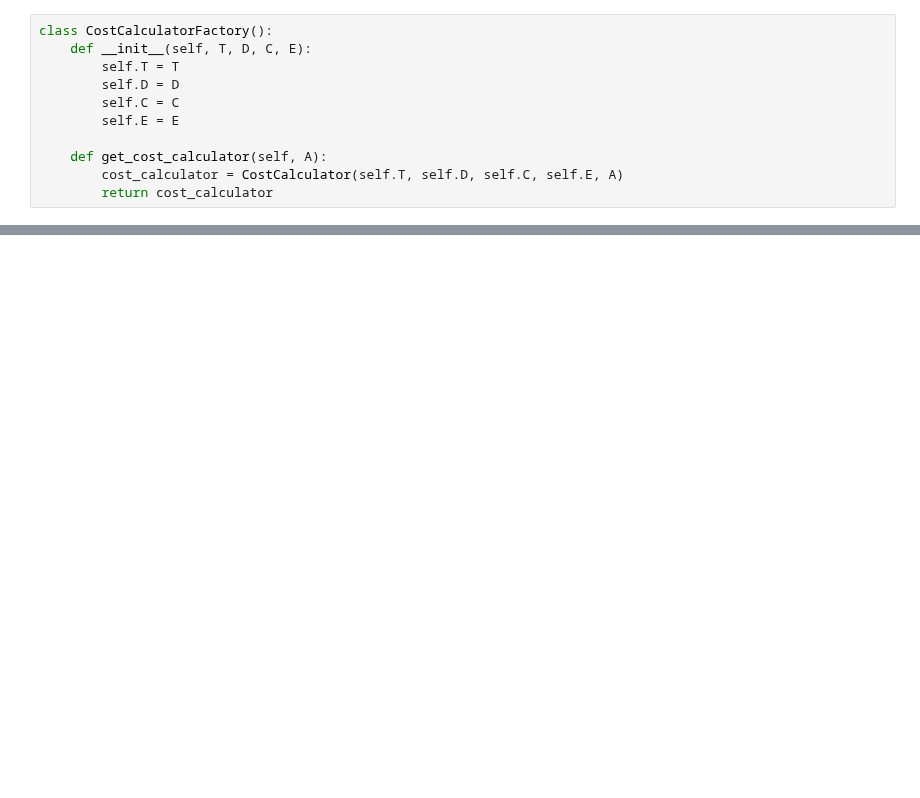
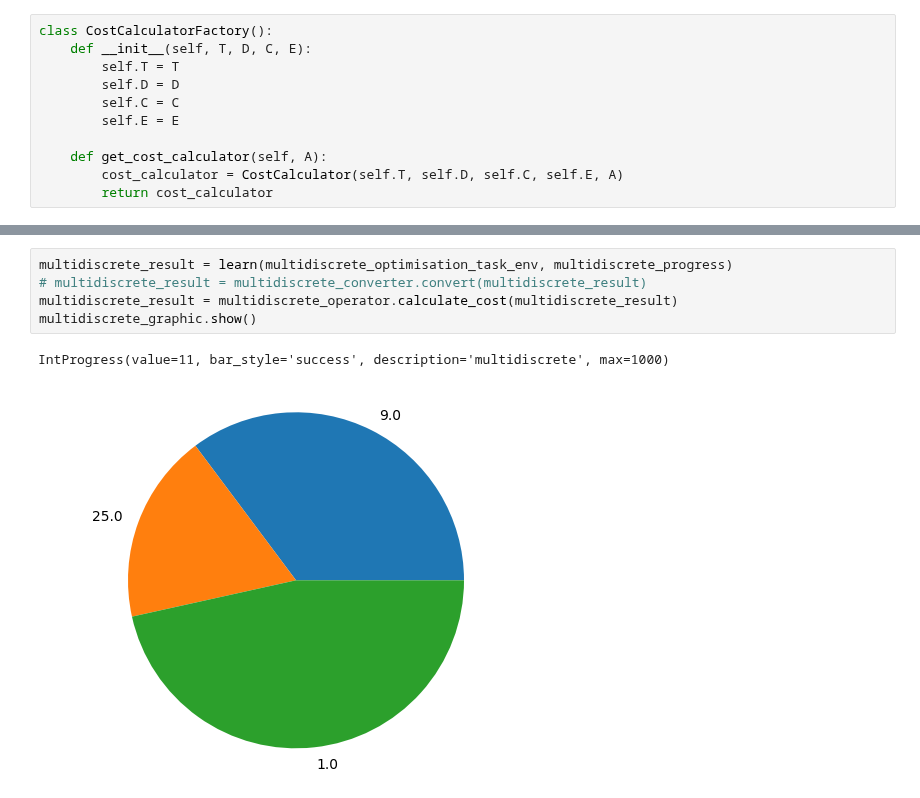
Before and after one commit to Dambr/yewking, a Jupyter notebook: task_description/baselines.ipynb, the cells around one changed output, grey strips where cells are left out. Saved outputs shown, nothing was run; the diff lists cells and outputs as text; blank space fills up the shorter version.

```diff
--- a/task_description/baselines.ipynb
+++ b/task_description/baselines.ipynb
@@ -151,0 +239,8 @@ array([3, 2, 3, 0])
+# %%
+multidiscrete_result = learn(multidiscrete_optimisation_task_env, multidiscrete_progress)
+# multidiscrete_result = multidiscrete_converter.convert(multidiscrete_result)
+multidiscrete_result = multidiscrete_operator.calculate_cost(multidiscrete_result)
+multidiscrete_graphic.show()
+# %% [output]
+IntProgress(value=11, bar_style='success', description='multidiscrete', max=1000)
+[figure, added]
```
Also changed, not shown: parts of 29 cells of this notebook.
